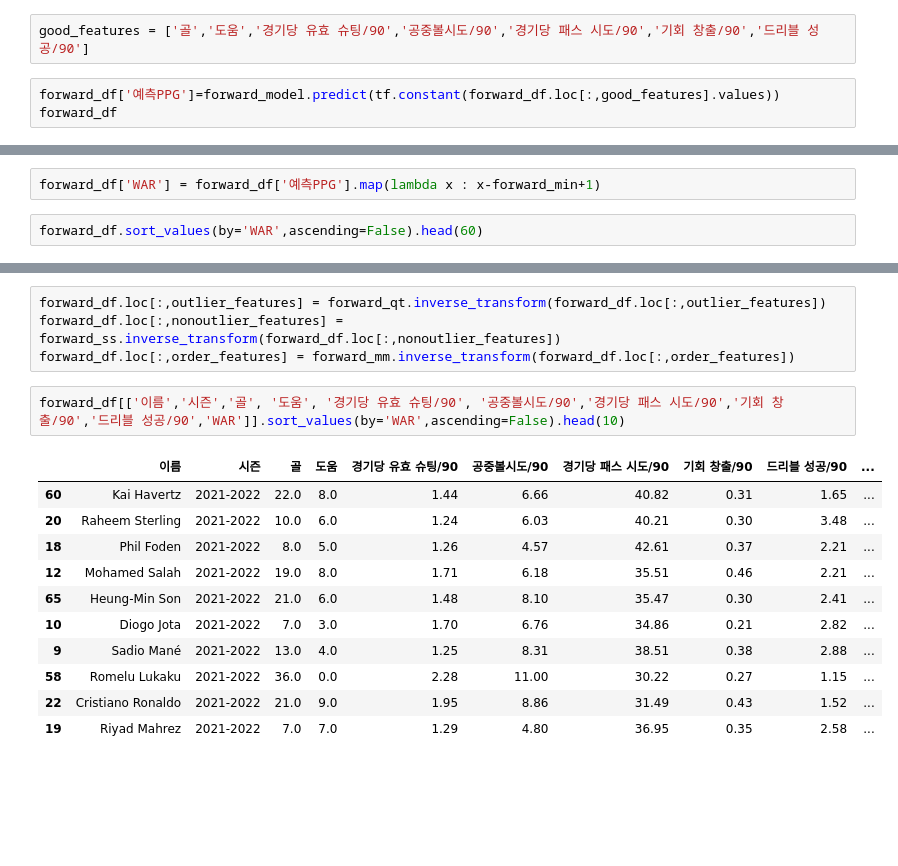
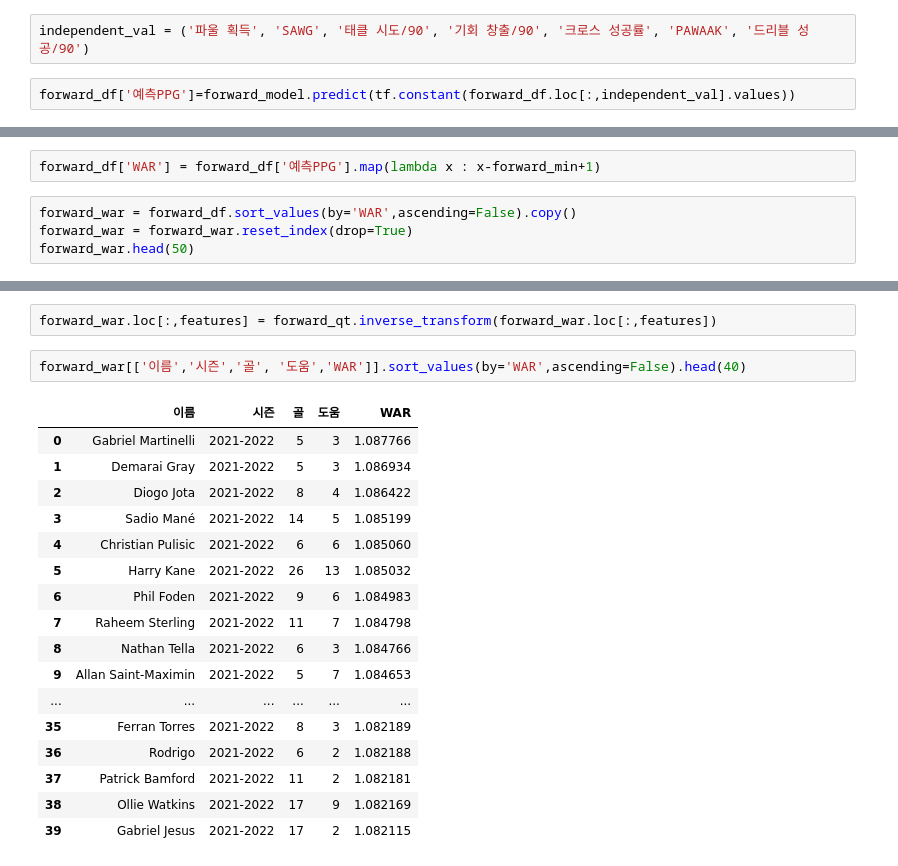
Before and after one commit to YongJaeJung/FM_DA_Project, a Jupyter notebook: 06.선수별_WAR_측정기-공격수.ipynb, the cells around one changed output, grey strips where cells are left out. Cells and saved outputs as stored; diff of their text form; blank space fills up the shorter version.

```diff
--- a/06.선수별_WAR_측정기-공격수.ipynb
+++ b/06.선수별_WAR_측정기-공격수.ipynb
@@ -66,7 +66,6 @@ forward_df.loc[:,order_features] = forward_mm.transform(forward_df.loc[:,order_f
 # %%
 forward_df = forward_df.reset_index(drop=True)
 # %%
-good_features = ['골','도움','경기당 유효 슈팅/90','공중볼시도/90','경기당 패스 시도/90','기회 창출/90','드리블 성공/90']
+independent_val = ('파울 획득', 'SAWG', '태클 시도/90', '기회 창출/90', '크로스 성공률', 'PAWAAK', '드리블 성공/90')
 # %%
-forward_df['예측PPG']=forward_model.predict(tf.constant(forward_df.loc[:,good_features].values))
-forward_df
+forward_df['예측PPG']=forward_model.predict(tf.constant(forward_df.loc[:,independent_val].values))
@@ -102,6 +87,8 @@ forward_min
 # %%
 forward_df['WAR'] = forward_df['예측PPG'].map(lambda x : x-forward_min+1)
 # %%
-forward_df.sort_values(by='WAR',ascending=False).head(60)
+forward_war = forward_df.sort_values(by='WAR',ascending=False).copy()
+forward_war = forward_war.reset_index(drop=True)
+forward_war.head(50)
 # %% [output]
 |  | 이름 | 시즌 | 포지션 | 구단 | 리그 | 골 | 도움 | 임대 기간 | 승 | 무 | ... | ... |
@@ -130,18 +117,22 @@ forward_df.query(f'이름 in ["Phil Foden"]')[['이름','WAR']]
 # %%
-forward_df.loc[:,outlier_features] = forward_qt.inverse_transform(forward_df.loc[:,outlier_features])
-forward_df.loc[:,nonoutlier_features] = forward_ss.inverse_transform(forward_df.loc[:,nonoutlier_features])
-forward_df.loc[:,order_features] = forward_mm.inverse_transform(forward_df.loc[:,order_features])
+forward_war.loc[:,features] = forward_qt.inverse_transform(forward_war.loc[:,features])
 # %%
-forward_df[['이름','시즌','골', '도움', '경기당 유효 슈팅/90', '공중볼시도/90','경기당 패스 시도/90','기회 창출/90','드리블 성공/90','WAR']].sort_values(by='WAR',ascending=False).head(10)
+forward_war[['이름','시즌','골', '도움','WAR']].sort_values(by='WAR',ascending=False).head(40)
 # %% [output]
-|  | 이름 | 시즌 | 골 | 도움 | 경기당 유효 슈팅/90 | 공중볼시도/90 | 경기당 패스 시도/90 | 기회 창출/90 | 드리블 성공/90 | ... |
-| 60 | Kai Havertz | 2021-2022 | 22.0 | 8.0 | 1.44 | 6.66 | 40.82 | 0.31 | 1.65 | ... |
-| 20 | Raheem Sterling | 2021-2022 | 10.0 | 6.0 | 1.24 | 6.03 | 40.21 | 0.30 | 3.48 | ... |
-| 18 | Phil Foden | 2021-2022 | 8.0 | 5.0 | 1.26 | 4.57 | 42.61 | 0.37 | 2.21 | ... |
-| 12 | Mohamed Salah | 2021-2022 | 19.0 | 8.0 | 1.71 | 6.18 | 35.51 | 0.46 | 2.21 | ... |
-| 65 | Heung-Min Son | 2021-2022 | 21.0 | 6.0 | 1.48 | 8.10 | 35.47 | 0.30 | 2.41 | ... |
-| 10 | Diogo Jota | 2021-2022 | 7.0 | 3.0 | 1.70 | 6.76 | 34.86 | 0.21 | 2.82 | ... |
-| 9 | Sadio Mané | 2021-2022 | 13.0 | 4.0 | 1.25 | 8.31 | 38.51 | 0.38 | 2.88 | ... |
-| 58 | Romelu Lukaku | 2021-2022 | 36.0 | 0.0 | 2.28 | 11.00 | 30.22 | 0.27 | 1.15 | ... |
-| 22 | Cristiano Ronaldo | 2021-2022 | 21.0 | 9.0 | 1.95 | 8.86 | 31.49 | 0.43 | 1.52 | ... |
-| 19 | Riyad Mahrez | 2021-2022 | 7.0 | 7.0 | 1.29 | 4.80 | 36.95 | 0.35 | 2.58 | ... |
+|  | 이름 | 시즌 | 골 | 도움 | WAR |
+| 0 | Gabriel Martinelli | 2021-2022 | 5 | 3 | 1.087766 |
+| 1 | Demarai Gray | 2021-2022 | 5 | 3 | 1.086934 |
+| 2 | Diogo Jota | 2021-2022 | 8 | 4 | 1.086422 |
+| 3 | Sadio Mané | 2021-2022 | 14 | 5 | 1.085199 |
+| 4 | Christian Pulisic | 2021-2022 | 6 | 6 | 1.085060 |
+| 5 | Harry Kane | 2021-2022 | 26 | 13 | 1.085032 |
+| 6 | Phil Foden | 2021-2022 | 9 | 6 | 1.084983 |
+| 7 | Raheem Sterling | 2021-2022 | 11 | 7 | 1.084798 |
+| 8 | Nathan Tella | 2021-2022 | 6 | 3 | 1.084766 |
+| 9 | Allan Saint-Maximin | 2021-2022 | 5 | 7 | 1.084653 |
+| ... | ... | ... | ... | ... | ... |
+| 35 | Ferran Torres | 2021-2022 | 8 | 3 | 1.082189 |
+| 36 | Rodrigo | 2021-2022 | 6 | 2 | 1.082188 |
+| 37 | Patrick Bamford | 2021-2022 | 11 | 2 | 1.082181 |
+| 38 | Ollie Watkins | 2021-2022 | 17 | 9 | 1.082169 |
+| 39 | Gabriel Jesus | 2021-2022 | 17 | 2 | 1.082115 |
```
Also changed, not shown: parts of 13 cells of this notebook, 2 other files.
